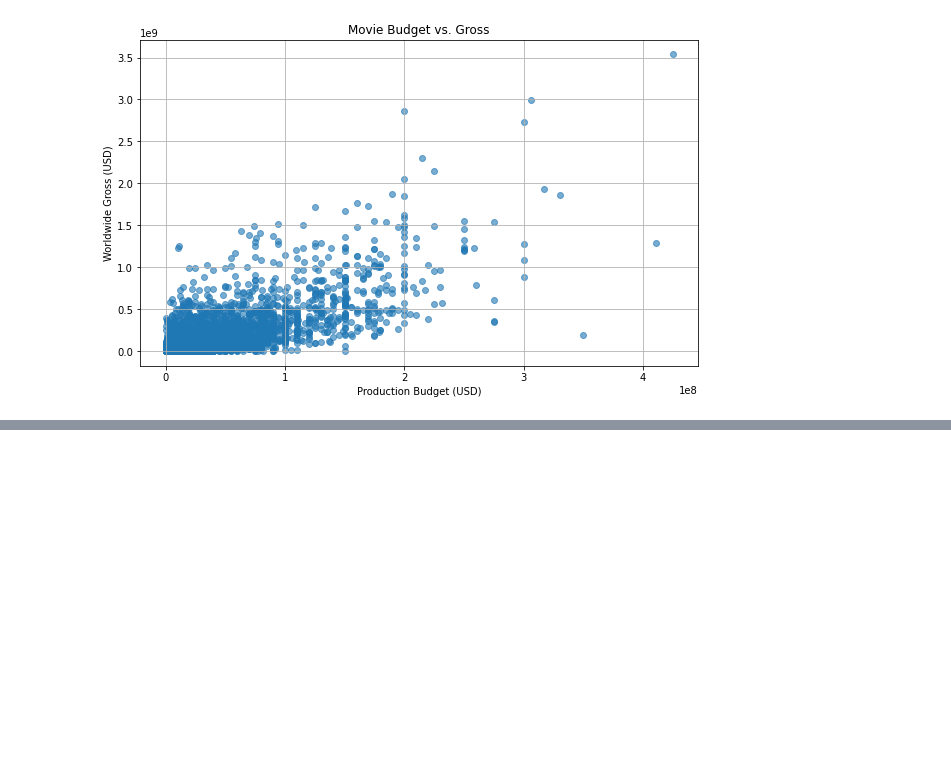
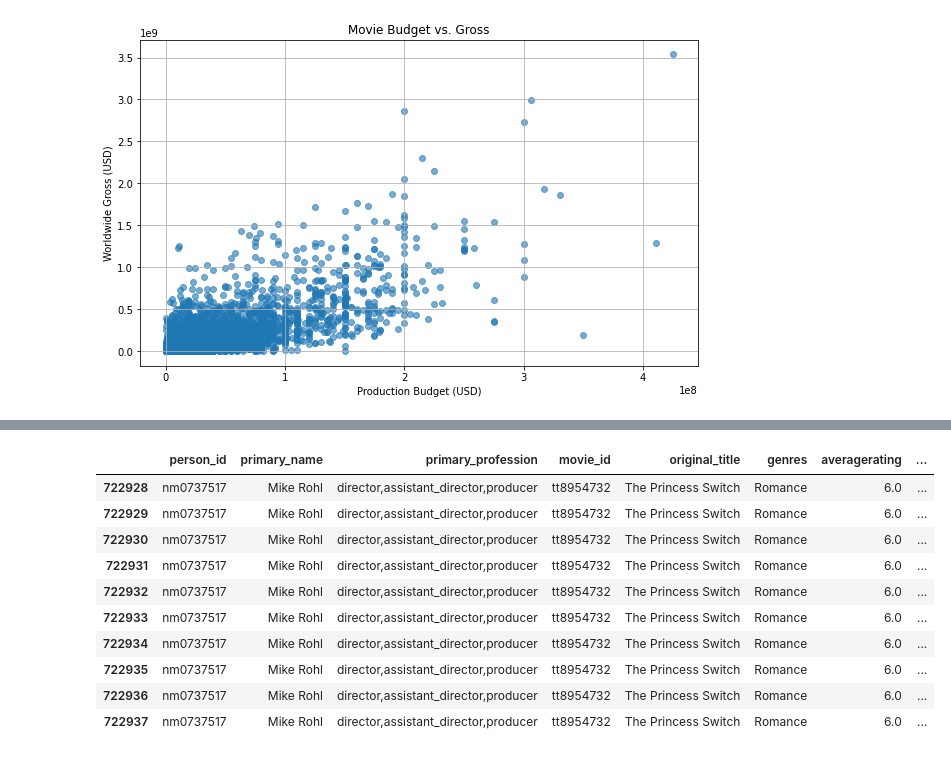
Before and after one commit to Christine-Muhoro/movie_group_project, a Jupyter notebook: notebooks/kuria.ipynb, the cells around one changed output, grey strips where cells are left out. Cells and saved outputs as stored; diff of their text form; code cells hidden in the pictures; blank space fills up the shorter version.

```diff
--- a/notebooks/kuria.ipynb
+++ b/notebooks/kuria.ipynb
@@ -520,0 +568,14 @@ plt.show()
+# %%
+imdb_joint.tail(10)
+# %% [output]
+|  | person_id | primary_name | primary_profession | movie_id | original_title | genres | averagerating | ... |
+| 722928 | nm0737517 | Mike Rohl | director,assistant_director,producer | tt8954732 | The Princess Switch | Romance | 6.0 | ... |
+| 722929 | nm0737517 | Mike Rohl | director,assistant_director,producer | tt8954732 | The Princess Switch | Romance | 6.0 | ... |
+| 722930 | nm0737517 | Mike Rohl | director,assistant_director,producer | tt8954732 | The Princess Switch | Romance | 6.0 | ... |
+| 722931 | nm0737517 | Mike Rohl | director,assistant_director,producer | tt8954732 | The Princess Switch | Romance | 6.0 | ... |
+| 722932 | nm0737517 | Mike Rohl | director,assistant_director,producer | tt8954732 | The Princess Switch | Romance | 6.0 | ... |
+| 722933 | nm0737517 | Mike Rohl | director,assistant_director,producer | tt8954732 | The Princess Switch | Romance | 6.0 | ... |
+| 722934 | nm0737517 | Mike Rohl | director,assistant_director,producer | tt8954732 | The Princess Switch | Romance | 6.0 | ... |
+| 722935 | nm0737517 | Mike Rohl | director,assistant_director,producer | tt8954732 | The Princess Switch | Romance | 6.0 | ... |
+| 722936 | nm0737517 | Mike Rohl | director,assistant_director,producer | tt8954732 | The Princess Switch | Romance | 6.0 | ... |
+| 722937 | nm0737517 | Mike Rohl | director,assistant_director,producer | tt8954732 | The Princess Switch | Romance | 6.0 | ... |
```
Also changed, not shown: parts of 21 cells of this notebook.
